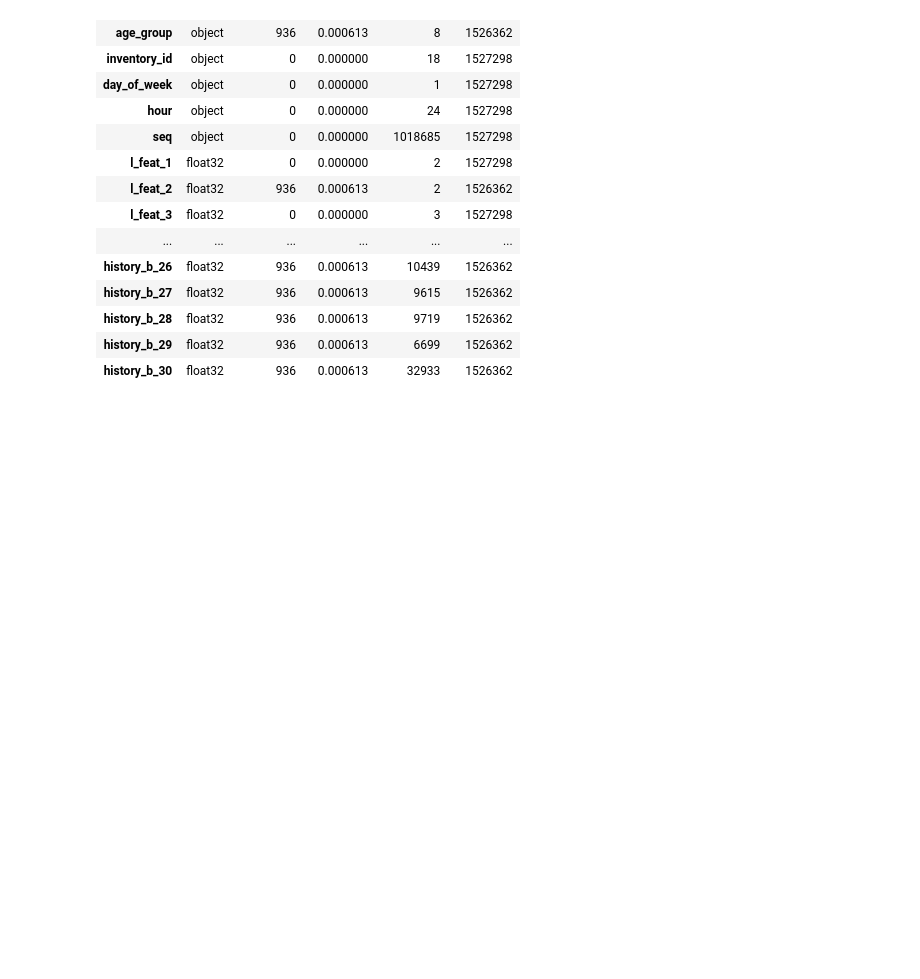
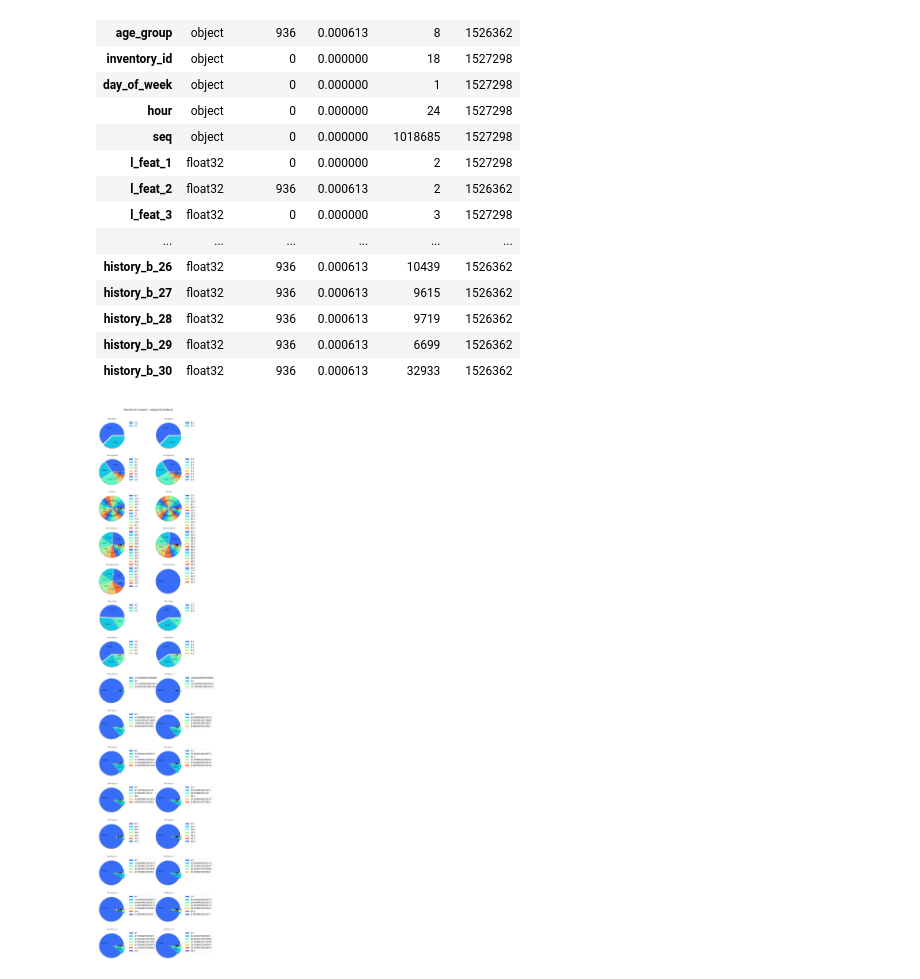
Before and after one commit to jiyoungeeeeeeeeeeeeeeeeeeeee/-Toss-CTR, a Jupyter notebook: CTR_test_EDA.ipynb, the cells around one changed output. Drawn from its saved outputs; the diff is of its cells as text; code cells hidden in the pictures; blank space fills up the shorter version.

Commit message:
test vs train

```diff
--- a/CTR_test_EDA.ipynb
+++ b/CTR_test_EDA.ipynb
@@ -56,6 +56,7 @@ import pandas as pd
 from google.colab import drive
 drive.mount('/content/drive')
 
+train= pd.read_parquet('/content/drive/MyDrive/Colab Notebooks/CRT/train_part1.parquet' , engine= 'pyarrow')
 test = pd.read_parquet('/content/drive/MyDrive/Colab Notebooks/CRT/test.parquet' , engine = 'pyarrow')
 # %% [output]
 Mounted at /content/drive
@@ -114,3 +115,55 @@ summary(test).style.background_gradient(cmap='Blues')
 | history_b_28 | float32 | 936 | 0.000613 | 9719 | 1526362 |
 | history_b_29 | float32 | 936 | 0.000613 | 6699 | 1526362 |
 | history_b_30 | float32 | 936 | 0.000613 | 32933 | 1526362 |
+# %%
+cols_to_convert = [c for c in test.columns if c not in ['seq' ,'ID']]
+test[cols_to_convert]  = test[cols_to_convert].astype("float32")
+# %%
+import seaborn as sns
+sns.set_palette('rainbow')
+
+sparse= ['gender' ,'age_group','hour','inventory_id', 'day_of_week',
+         'l_feat_3',
+         'l_feat_27',
+         'feat_e_4',
+         'feat_a_1',
+         'feat_a_3',
+         'feat_a_4',
+         'feat_a_8',
+         'feat_a_13',
+         'feat_a_16',
+         'feat_a_18']
+
+
+exclude = {'clicked','ID','seq'}
+
+cols = [c for c in sparse if c in train.columns and c in test.columns and c not in exclude]
+
+
+df = pd.concat([train[cols].assign(Source = 'train'),
+                test[cols].assign(Source = 'test')],
+               axis=0, ignore_index = True)
+
+fig, axes = plt.subplots(len(cols), 2 ,figsize = (12, len(cols) * 4.2))
+
+for i,col in enumerate(cols):
+    train_dist = df.loc[df.Source == 'train', [col]].value_counts()
+    test_dist = df.loc[df.Source == 'test', [col]].value_counts()
+
+    ax = axes[i,0]
+    ax.pie(train_dist, shadow=True, explode=[.05]*len(train_dist), autopct='%.1f%%')
+    ax.legend([category[0] for category in train_dist.index], loc='upper left', bbox_to_anchor=(1, 1), fontsize=12)
+    ax.set(xlabel = '', ylabel = '')
+    ax.set_title(f'Train {col}',fontsize = 9)
+
+    ax = axes[i,1]
+    ax.pie(test_dist, shadow=True, explode=[.05]*len(test_dist), autopct='%.1f%%')
+    ax.legend([category[0] for category in test_dist.index], loc='upper left', bbox_to_anchor=(1, 1), fontsize=12)
+    ax.set(xlabel = '', ylabel = '')
+    ax.set_title(f'Test {col}',fontsize = 9)
+
+
+plt.suptitle(f"\nDistribution analysis - categorical features\n",fontsize = 15, y = 0.9, x = 0.57)
+plt.show()
+# %% [output]
+[figure, added]
```
Also changed, not shown: parts of 5 cells of this notebook.
